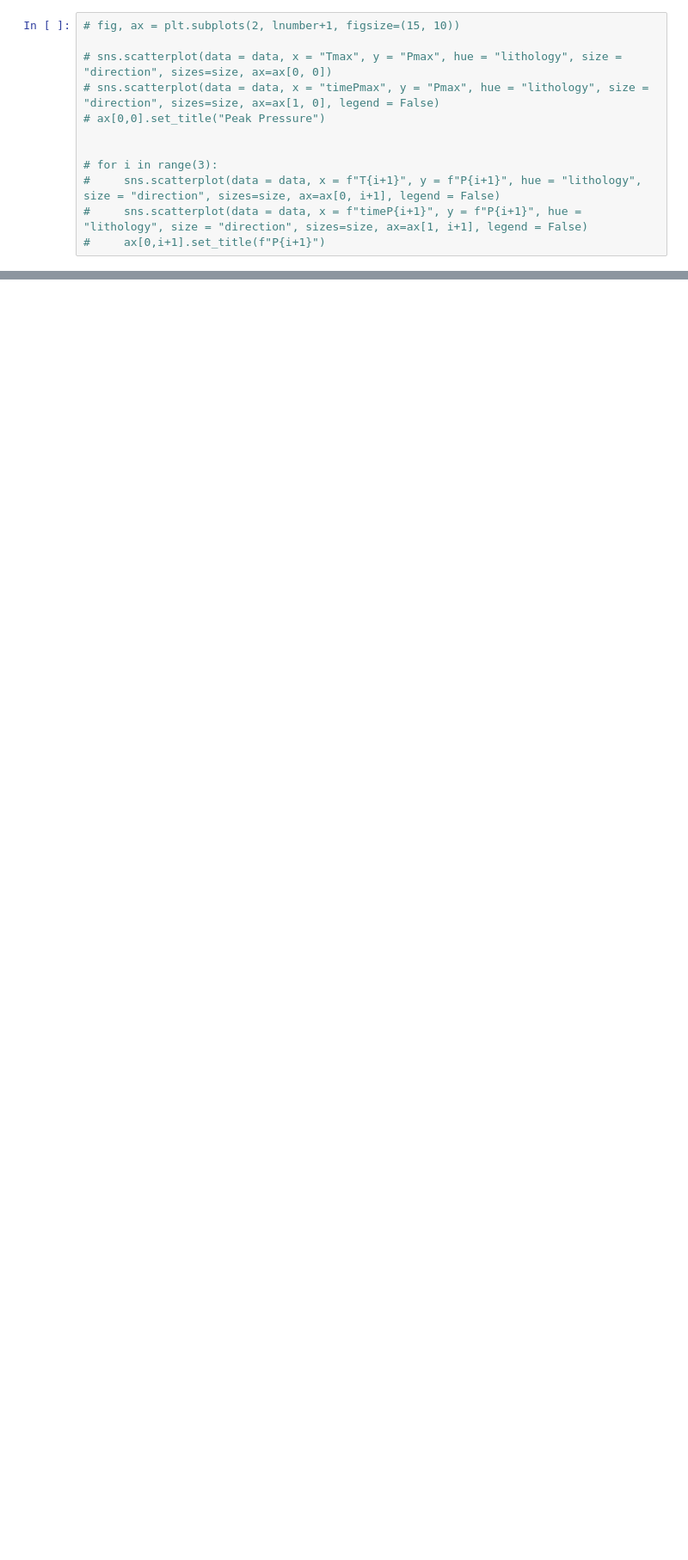
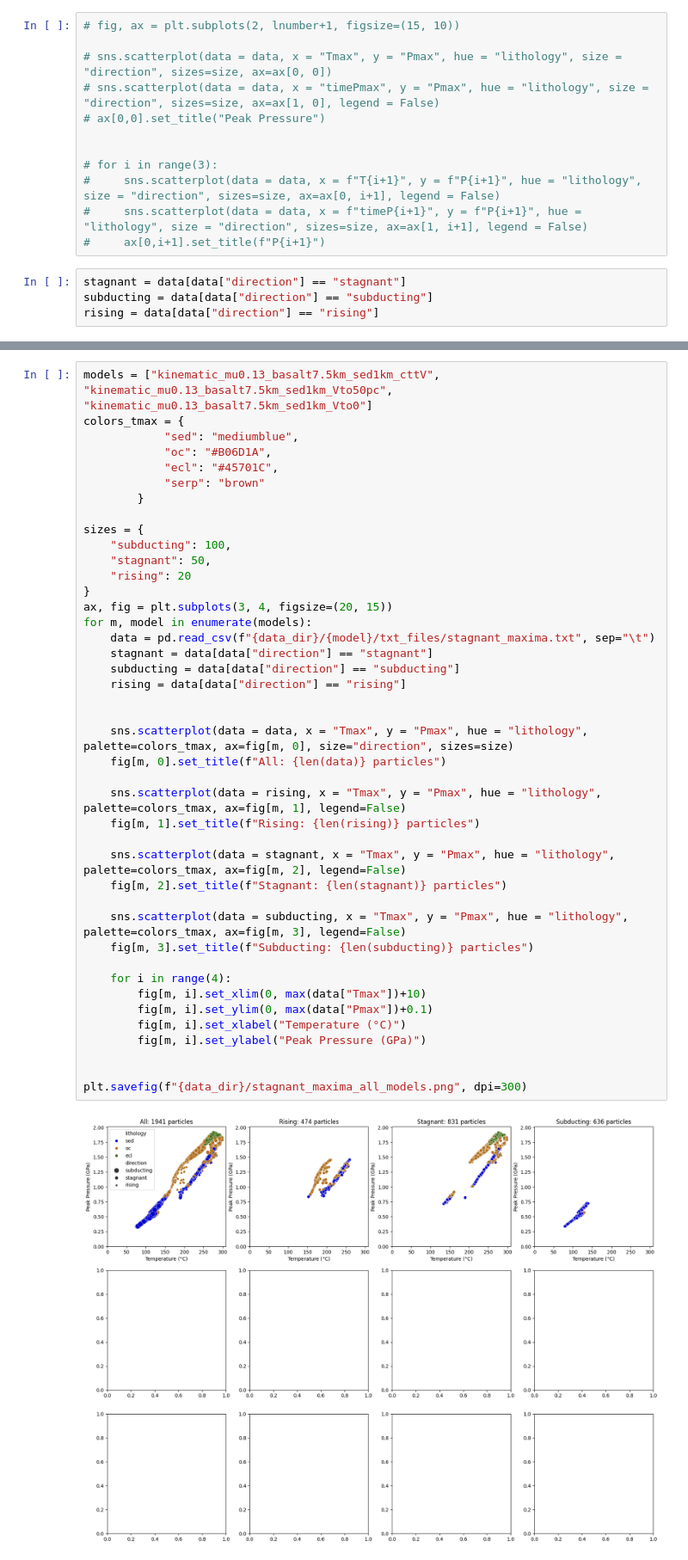
Before and after one commit to vaturino/exhumation, a Jupyter notebook: analysis/exhumation/stagnant_maxima.ipynb, the cells around one changed output, grey strips where cells are left out. Shown: that part at 86% size. Drawn from its saved outputs; the diff is of its cells as text; blank space fills up the shorter version.

```diff
--- a/analysis/exhumation/stagnant_maxima.ipynb
+++ b/analysis/exhumation/stagnant_maxima.ipynb
@@ -165,3 +177,7 @@ for ind_l, l in enumerate(data['lithology'].unique()):
 #     sns.scatterplot(data = data, x = f"T{i+1}", y = f"P{i+1}", hue = "lithology", size = "direction", sizes=size, ax=ax[0, i+1], legend = False)
 #     sns.scatterplot(data = data, x = f"timeP{i+1}", y = f"P{i+1}", hue = "lithology", size = "direction", sizes=size, ax=ax[1, i+1], legend = False)
 #     ax[0,i+1].set_title(f"P{i+1}")
+# %%
+stagnant = data[data["direction"] == "stagnant"]
+subducting = data[data["direction"] == "subducting"]
+rising = data[data["direction"] == "rising"]
@@ -167,0 +208,44 @@ for ind_l, l in enumerate(data['lithology'].unique()):
+# %%
+models = ["kinematic_mu0.13_basalt7.5km_sed1km_cttV", "kinematic_mu0.13_basalt7.5km_sed1km_Vto50pc", "kinematic_mu0.13_basalt7.5km_sed1km_Vto0"]
+colors_tmax = {
+            "sed": "mediumblue",
+            "oc": "#B06D1A",
+            "ecl": "#45701C",
+            "serp": "brown"
+        }
+
+sizes = {
+    "subducting": 100,
+    "stagnant": 50,
+    "rising": 20
+}
+ax, fig = plt.subplots(3, 4, figsize=(20, 15))
+for m, model in enumerate(models):
+    data = pd.read_csv(f"{data_dir}/{model}/txt_files/stagnant_maxima.txt", sep="\t")
+    stagnant = data[data["direction"] == "stagnant"]
+    subducting = data[data["direction"] == "subducting"]
+    rising = data[data["direction"] == "rising"]
+
+
+    sns.scatterplot(data = data, x = "Tmax", y = "Pmax", hue = "lithology", palette=colors_tmax, ax=fig[m, 0], size="direction", sizes=size)
+    fig[m, 0].set_title(f"All: {len(data)} particles")
+
+    sns.scatterplot(data = rising, x = "Tmax", y = "Pmax", hue = "lithology", palette=colors_tmax, ax=fig[m, 1], legend=False)
+    fig[m, 1].set_title(f"Rising: {len(rising)} particles")
+
+    sns.scatterplot(data = stagnant, x = "Tmax", y = "Pmax", hue = "lithology", palette=colors_tmax, ax=fig[m, 2], legend=False)
+    fig[m, 2].set_title(f"Stagnant: {len(stagnant)} particles")
+
+    sns.scatterplot(data = subducting, x = "Tmax", y = "Pmax", hue = "lithology", palette=colors_tmax, ax=fig[m, 3], legend=False)
+    fig[m, 3].set_title(f"Subducting: {len(subducting)} particles")
+
+    for i in range(4):
+        fig[m, i].set_xlim(0, max(data["Tmax"])+10)
+        fig[m, i].set_ylim(0, max(data["Pmax"])+0.1)
+        fig[m, i].set_xlabel("Temperature (°C)")
+        fig[m, i].set_ylabel("Peak Pressure (GPa)")
+
+
+plt.savefig(f"{data_dir}/stagnant_maxima_all_models.png", dpi=300)
+# %% [output]
+[figure, added]
```
Also changed, not shown: parts of 5 cells of this notebook, 16 other files.
